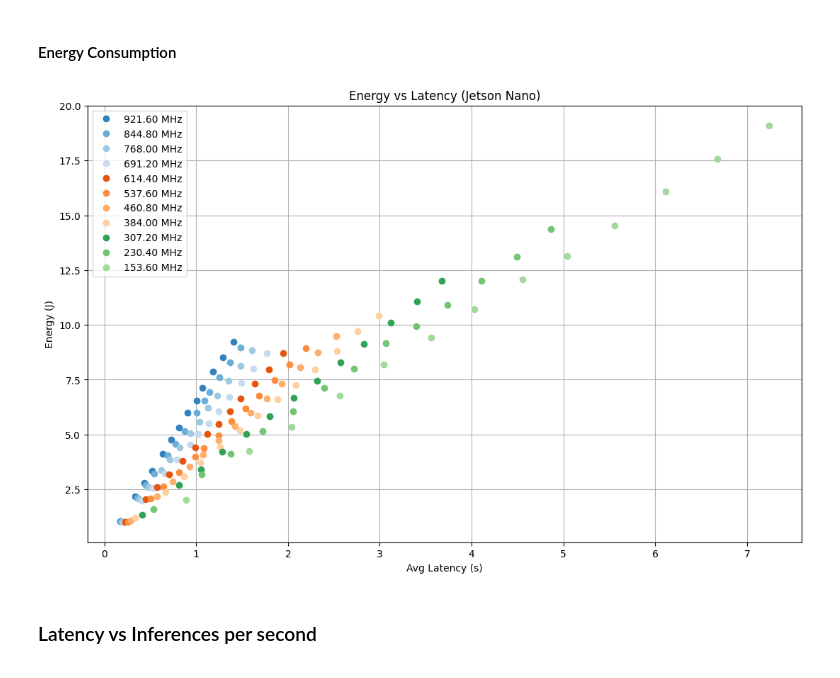
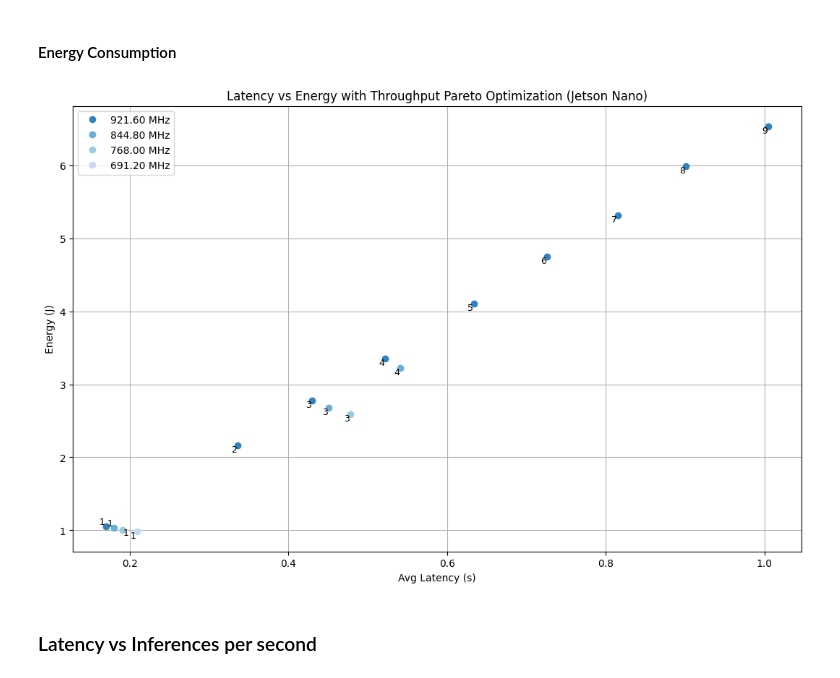
Before and after one commit to iloudaros/LoudVA, a Jupyter notebook: plots/Plot_Performance_Nano.ipynb, the cells around one changed output. Cells and saved outputs as stored; diff of their text form; code cells hidden in the pictures.

Commit message:
Pareto of paretos. Best plotting function ever etc.

```diff
--- a/plots/Plot_Performance_Nano.ipynb
+++ b/plots/Plot_Performance_Nano.ipynb
@@ -53,9 +57,27 @@ i.plot(f"{measurement_dir}/performance/freqs", 0, 12, "Concurrency", "p99 Latenc
 # %% [markdown]
 #### Energy Consumption
 # %%
-i.plot(f"{measurement_dir}/energy/freqs", 2, 4, "Avg Latency (s)", "Energy (J)", "Energy vs Latency (Jetson Nano)", connect_points=False)
+i.plot(
+    folder_paths=f"{measurement_dir}/energy/freqs",
+    row_number_x=2,
+    row_number_y=4,
+    row_name_x="Avg Latency (s)",
+    row_name_y='Energy (J)',
+    title='Latency vs Energy with Throughput Pareto Optimization (Jetson Nano)',
+    connect_points=False,
+    label_column=0,
+    label_points=True,
+    row_number_z=3,
+    pareto_boundary=True,
+    maximize_x=False,
+    maximize_y=False,
+    maximize_z=True,
+    offset=(0,0),
+    distrust_file_paths=f"{measurement_dir}/retried_freqs.txt",
+    distrust_threshold=0,
+    )
 # %% [output]
-[figure, old version]
+[figure, new version]
 # %% [markdown]
 ### Latency vs Inferences per second
 # %%
```
Also changed, not shown: parts of 2 cells of this notebook, 5 other files.
